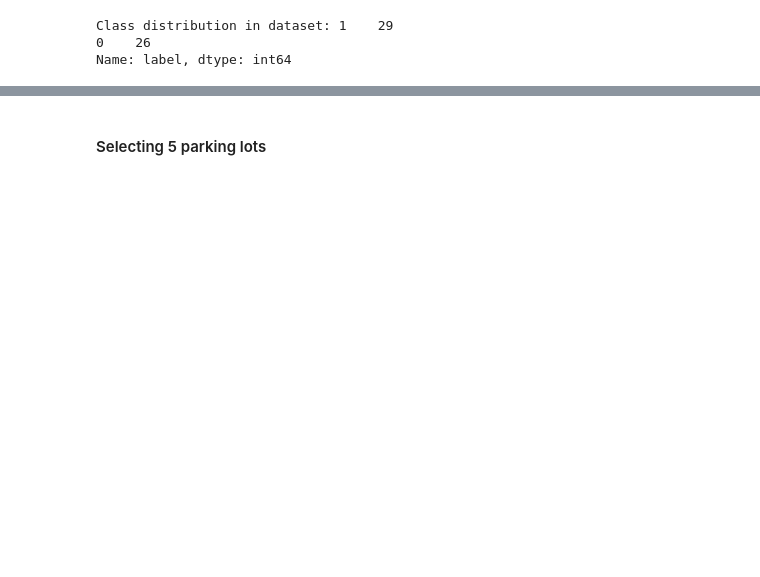
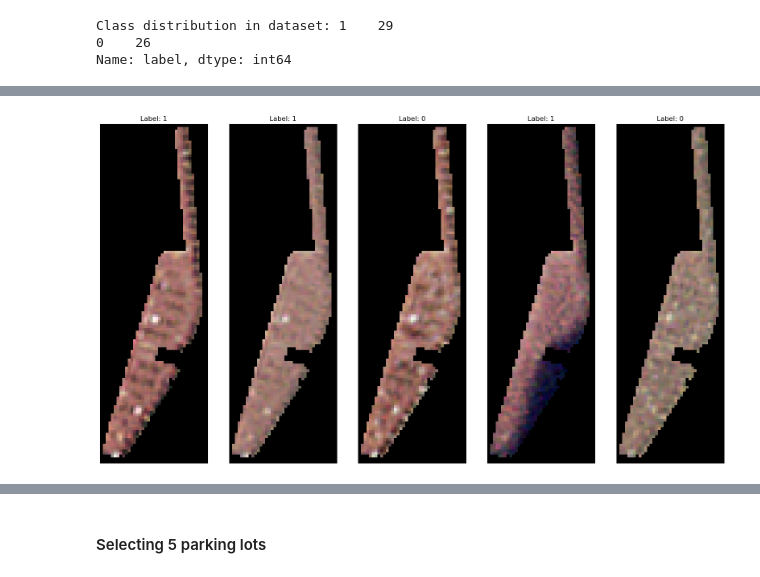
Before and after one commit to akansh12/detect-car-LR, a Jupyter notebook: notebooks/Exp_7/patch_based.ipynb, the cells around one changed output, grey strips where cells are left out. Saved outputs shown, nothing was run; the diff lists cells and outputs as text; code cells hidden in the pictures; blank space fills up the shorter version.

```diff
--- a/notebooks/Exp_7/patch_based.ipynb
+++ b/notebooks/Exp_7/patch_based.ipynb
@@ -465,0 +476,9 @@ Name: label, dtype: int64
+# %%
+train, test = train_test_split(df_2, test_size=0.2, random_state=42, stratify=df_2.label.values)
+test.reset_index(inplace=True, drop=True)
+train.reset_index(inplace=True, drop=True)
+print("Train size:", train.shape)
+print("Test size:", test.shape)
+#print the class distribution in train and test set
+print("Train class distribution:", train.label.value_counts())
+print("Test class distribution:", test.label.value_counts())
@@ -465,0 +494,12 @@ Name: label, dtype: int64
+# %%
+#plot images from train.image_path and train.label with labels
+plt.figure(figsize=(20,20))
+for i in range(5):
+    plt.subplot(1,5,i+1)
+    img = rioxarray.open_rasterio(train.image_path.values[i])
+    plt.imshow(img.data[0:3].transpose(1, 2, 0))
+    plt.title(f'Label: {train.label.values[i]}')
+    plt.xticks([])
+    plt.yticks([])
+# %% [output]
+[figure, added]
```
Also changed, not shown: parts of 18 cells of this notebook, 1 other file.
